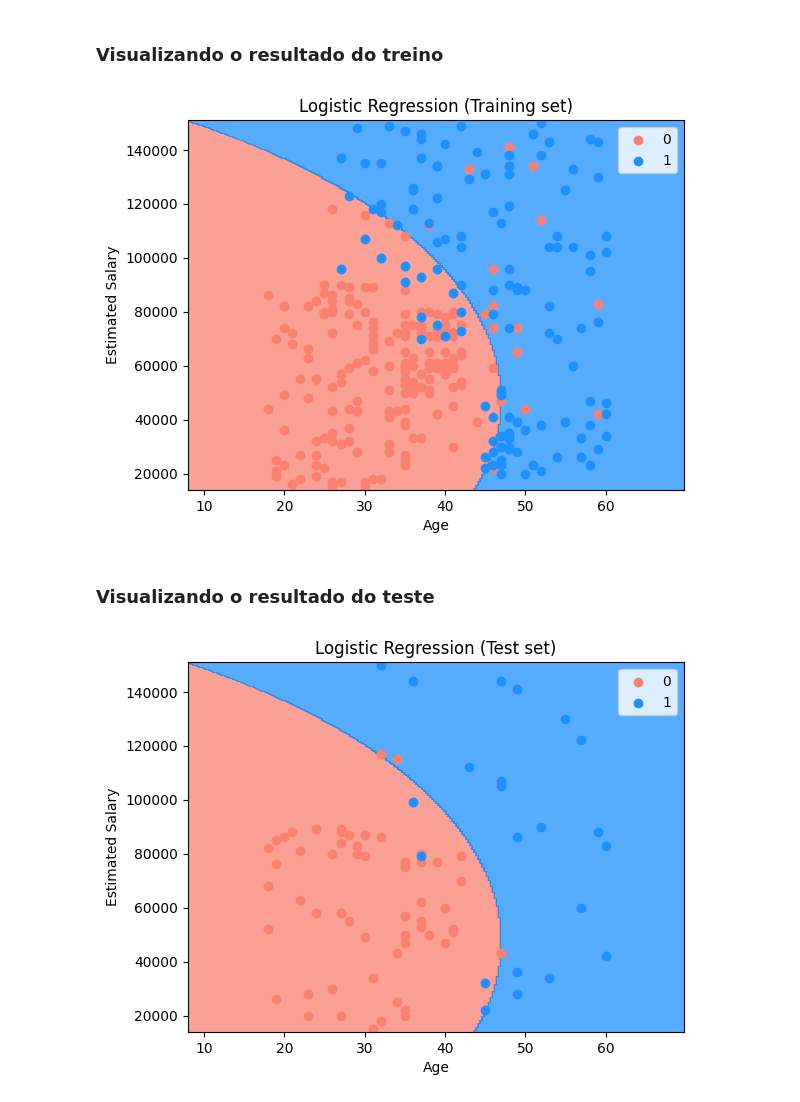
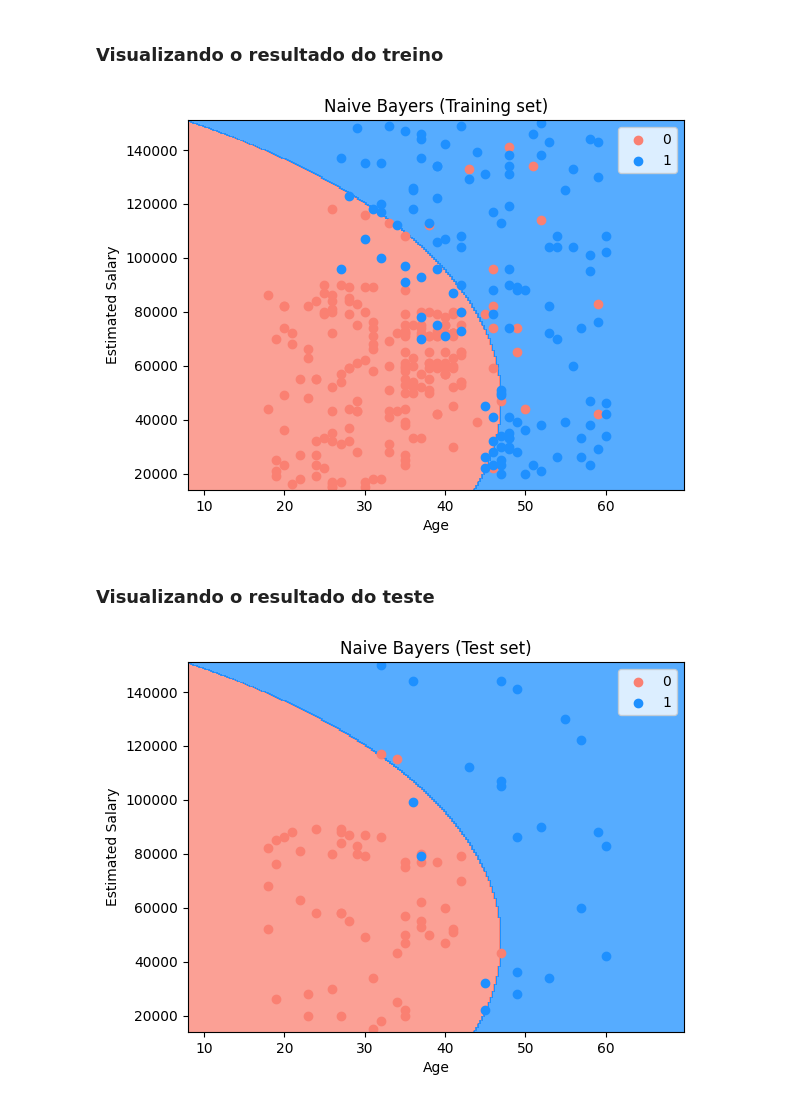
Before and after one commit to gusdiaso/learning_machine_learning, a Jupyter notebook: classification/naive-bayers/notebook.ipynb, the cells around one changed output. Drawn from its saved outputs; the diff is of its cells as text; code cells hidden in the pictures.

```diff
--- a/classification/naive-bayers/notebook.ipynb
+++ b/classification/naive-bayers/notebook.ipynb
@@ -117,21 +117,21 @@ accuracy_score(y_test, y_pred)
 # %%
 from matplotlib.colors import ListedColormap
 X_set, y_set = scaler.inverse_transform(X_train), y_train
 X1, X2 = np.meshgrid(np.arange(start = X_set[:, 0].min() - 10, stop = X_set[:, 0].max() + 10, step = 0.25),
                      np.arange(start = X_set[:, 1].min() - 1000, stop = X_set[:, 1].max() + 1000, step = 0.25))
 plt.contourf(X1, X2, classifier.predict(scaler.transform(np.array([X1.ravel(), X2.ravel()]).T)).reshape(X1.shape),
              alpha = 0.75, cmap = ListedColormap(['#FA8072', '#1E90FF']))
 plt.xlim(X1.min(), X1.max())
 plt.ylim(X2.min(), X2.max())
 for i, j in enumerate(np.unique(y_set)):
-    plt.scatter(X_set[y_set == j, 0], X_set[y_set == j, 1], c = ListedColormap(['#FA8072', '#1E90FF'])(i), label = j)
-plt.title('Logistic Regression (Training set)')
+    plt.scatter(X_set[y_set == j, 0], X_set[y_set == j, 1], color=ListedColormap(['#FA8072', '#1E90FF'])(i), label = j)
+plt.title('Naive Bayers (Training set)')
 plt.xlabel('Age')
 plt.ylabel('Estimated Salary')
 plt.legend()
 plt.show()
 # %% [output]
-[figure, old version]
+[figure, new version]
 # %% [markdown]
 ### Visualizando o resultado do teste
 # %%
@@ -144,11 +144,11 @@ plt.contourf(X1, X2, classifier.predict(scaler.transform(np.array([X1.ravel(), X
 plt.xlim(X1.min(), X1.max())
 plt.ylim(X2.min(), X2.max())
 for i, j in enumerate(np.unique(y_set)):
-    plt.scatter(X_set[y_set == j, 0], X_set[y_set == j, 1], c = ListedColormap(['#FA8072', '#1E90FF'])(i), label = j)
-plt.title('Logistic Regression (Test set)')
+    plt.scatter(X_set[y_set == j, 0], X_set[y_set == j, 1], color=ListedColormap(['#FA8072', '#1E90FF'])(i), label = j)
+plt.title('Naive Bayers (Test set)')
 plt.xlabel('Age')
 plt.ylabel('Estimated Salary')
 plt.legend()
 plt.show()
 # %% [output]
-[figure, old version]
+[figure, new version]
```
Also changed, not shown: 2 other files.
